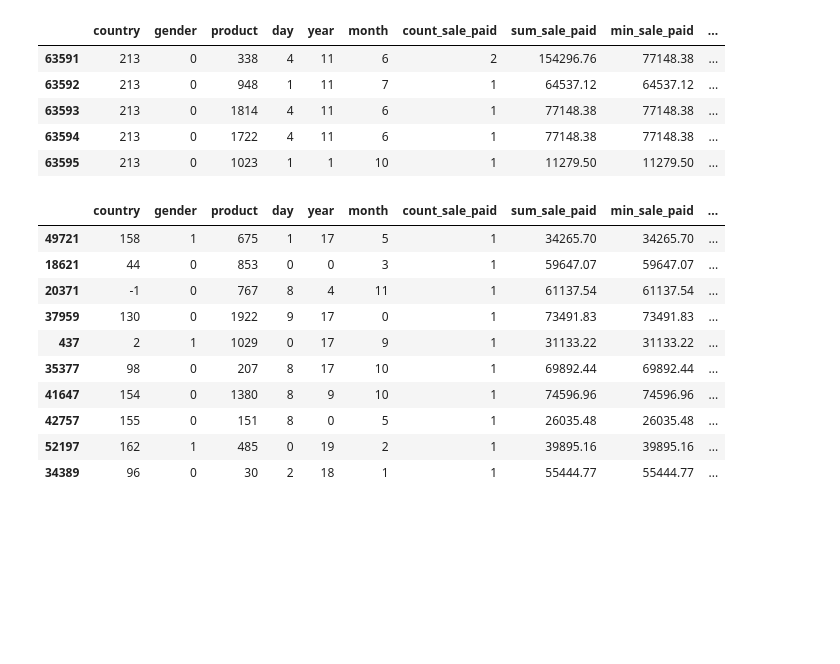
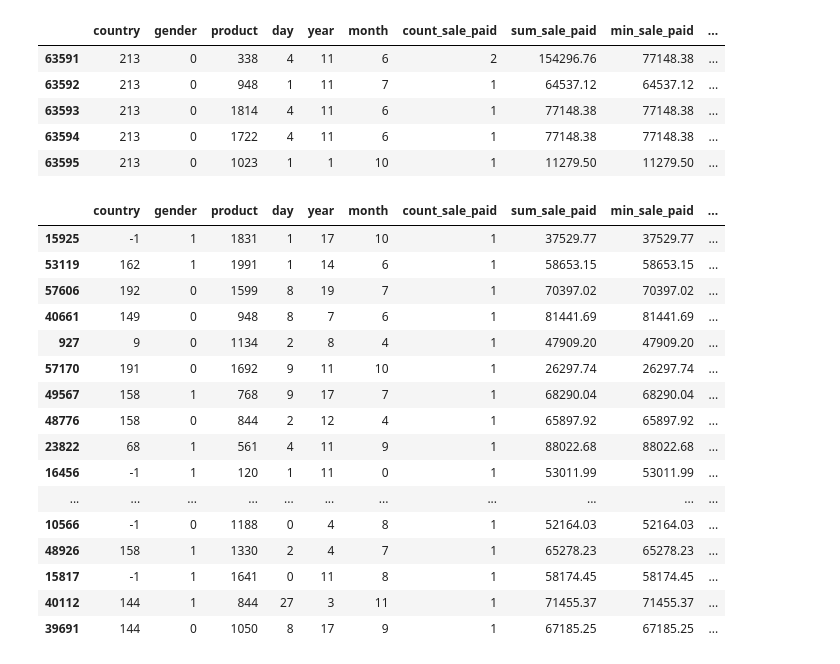
Before and after one commit to eric-castillo05/DataWarehouse, a Jupyter notebook: ETL_python/main.ipynb, the cells around one changed output. Saved outputs shown, nothing was run; the diff lists cells and outputs as text; code cells hidden in the pictures; blank space fills up the shorter version.

```diff
--- a/ETL_python/main.ipynb
+++ b/ETL_python/main.ipynb
@@ -517,16 +517,22 @@ facts_df.tail()
 | 63594 | 213 | 0 | 1722 | 4 | 11 | 6 | 1 | 77148.38 | 77148.38 | ... |
 | 63595 | 213 | 0 | 1023 | 1 | 1 | 10 | 1 | 11279.50 | 11279.50 | ... |
 # %%
-facts_df.sample(10)
+facts_df.sample(20)
 # %% [output]
 |  | country | gender | product | day | year | month | count_sale_paid | sum_sale_paid | min_sale_paid | ... |
-| 49721 | 158 | 1 | 675 | 1 | 17 | 5 | 1 | 34265.70 | 34265.70 | ... |
-| 18621 | 44 | 0 | 853 | 0 | 0 | 3 | 1 | 59647.07 | 59647.07 | ... |
-| 20371 | -1 | 0 | 767 | 8 | 4 | 11 | 1 | 61137.54 | 61137.54 | ... |
-| 37959 | 130 | 0 | 1922 | 9 | 17 | 0 | 1 | 73491.83 | 73491.83 | ... |
-| 437 | 2 | 1 | 1029 | 0 | 17 | 9 | 1 | 31133.22 | 31133.22 | ... |
-| 35377 | 98 | 0 | 207 | 8 | 17 | 10 | 1 | 69892.44 | 69892.44 | ... |
-| 41647 | 154 | 0 | 1380 | 8 | 9 | 10 | 1 | 74596.96 | 74596.96 | ... |
-| 42757 | 155 | 0 | 151 | 8 | 0 | 5 | 1 | 26035.48 | 26035.48 | ... |
-| 52197 | 162 | 1 | 485 | 0 | 19 | 2 | 1 | 39895.16 | 39895.16 | ... |
-| 34389 | 96 | 0 | 30 | 2 | 18 | 1 | 1 | 55444.77 | 55444.77 | ... |
+| 15925 | -1 | 1 | 1831 | 1 | 17 | 10 | 1 | 37529.77 | 37529.77 | ... |
+| 53119 | 162 | 1 | 1991 | 1 | 14 | 6 | 1 | 58653.15 | 58653.15 | ... |
+| 57606 | 192 | 0 | 1599 | 8 | 19 | 7 | 1 | 70397.02 | 70397.02 | ... |
+| 40661 | 149 | 0 | 948 | 8 | 7 | 6 | 1 | 81441.69 | 81441.69 | ... |
+| 927 | 9 | 0 | 1134 | 2 | 8 | 4 | 1 | 47909.20 | 47909.20 | ... |
+| 57170 | 191 | 0 | 1692 | 9 | 11 | 10 | 1 | 26297.74 | 26297.74 | ... |
+| 49567 | 158 | 1 | 768 | 9 | 17 | 7 | 1 | 68290.04 | 68290.04 | ... |
+| 48776 | 158 | 0 | 844 | 2 | 12 | 4 | 1 | 65897.92 | 65897.92 | ... |
+| 23822 | 68 | 1 | 561 | 4 | 11 | 9 | 1 | 88022.68 | 88022.68 | ... |
+| 16456 | -1 | 1 | 120 | 1 | 11 | 0 | 1 | 53011.99 | 53011.99 | ... |
+| ... | ... | ... | ... | ... | ... | ... | ... | ... | ... | ... |
+| 10566 | -1 | 0 | 1188 | 0 | 4 | 8 | 1 | 52164.03 | 52164.03 | ... |
+| 48926 | 158 | 1 | 1330 | 2 | 4 | 7 | 1 | 65278.23 | 65278.23 | ... |
+| 15817 | -1 | 1 | 1641 | 0 | 11 | 8 | 1 | 58174.45 | 58174.45 | ... |
+| 40112 | 144 | 1 | 844 | 27 | 3 | 11 | 1 | 71455.37 | 71455.37 | ... |
+| 39691 | 144 | 0 | 1050 | 8 | 17 | 9 | 1 | 67185.25 | 67185.25 | ... |
```
Also changed, not shown: parts of 14 cells of this notebook.
